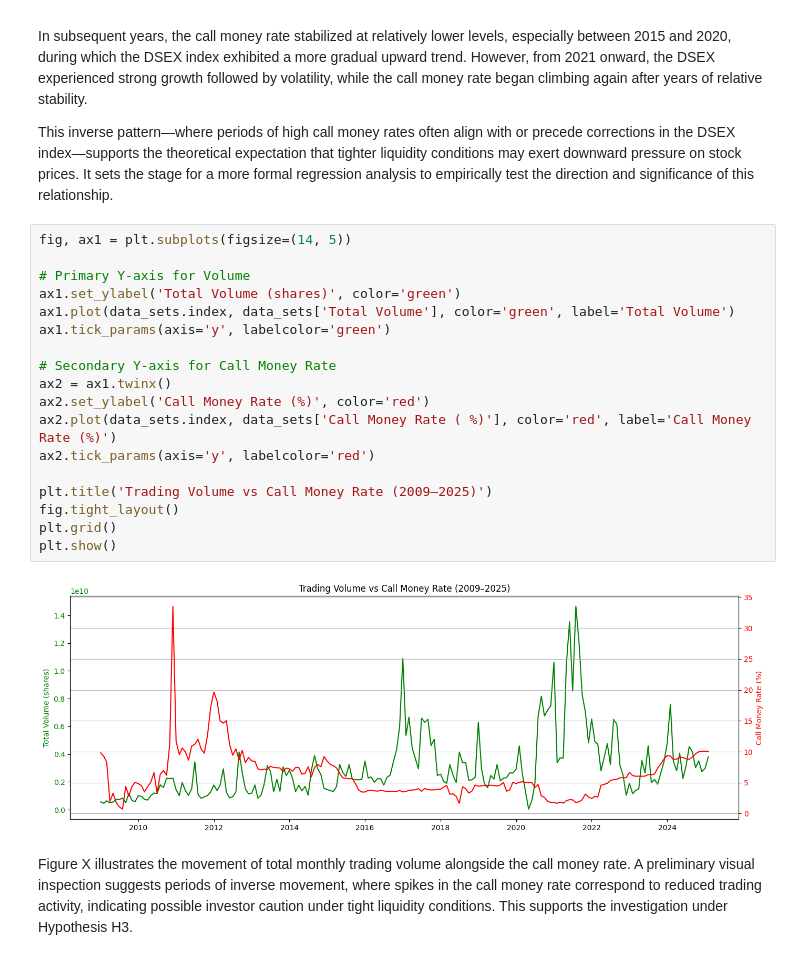
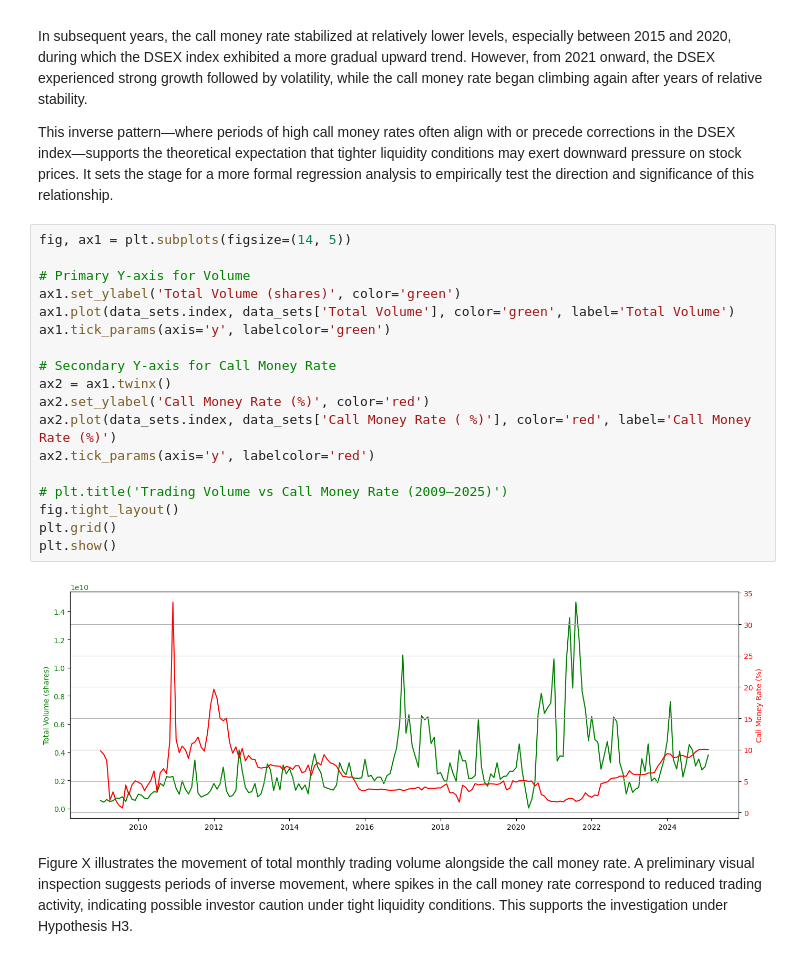
Before and after one commit to Mehedi24434/DSE_CMR_project, a Jupyter notebook: working_notebook.ipynb, the cells around one changed output. Cells and saved outputs as stored; diff of their text form.

```diff
--- a/working_notebook.ipynb
+++ b/working_notebook.ipynb
@@ -156,23 +156,23 @@ This inverse pattern—where periods of high call money rates often align with o
 # %%
 fig, ax1 = plt.subplots(figsize=(14, 5))
 
 # Primary Y-axis for Volume
 ax1.set_ylabel('Total Volume (shares)', color='green')
 ax1.plot(data_sets.index, data_sets['Total Volume'], color='green', label='Total Volume')
 ax1.tick_params(axis='y', labelcolor='green')
 
 # Secondary Y-axis for Call Money Rate
 ax2 = ax1.twinx()
 ax2.set_ylabel('Call Money Rate (%)', color='red')
 ax2.plot(data_sets.index, data_sets['Call Money Rate ( %)'], color='red', label='Call Money Rate (%)')
 ax2.tick_params(axis='y', labelcolor='red')
 
-plt.title('Trading Volume vs Call Money Rate (2009–2025)')
+# plt.title('Trading Volume vs Call Money Rate (2009–2025)')
 fig.tight_layout()
 plt.grid()
 plt.show()
 # %% [output]
-[figure, old version]
+[figure, new version]
 # %% [markdown]
 Figure X illustrates the movement of total monthly trading volume alongside the call money rate. A preliminary visual inspection suggests periods of inverse movement, where spikes in the call money rate correspond to reduced trading activity, indicating possible investor caution under tight liquidity conditions. This supports the investigation under Hypothesis H3.
 # %% [markdown]
```
Also changed, not shown: parts of 3 cells of this notebook.
